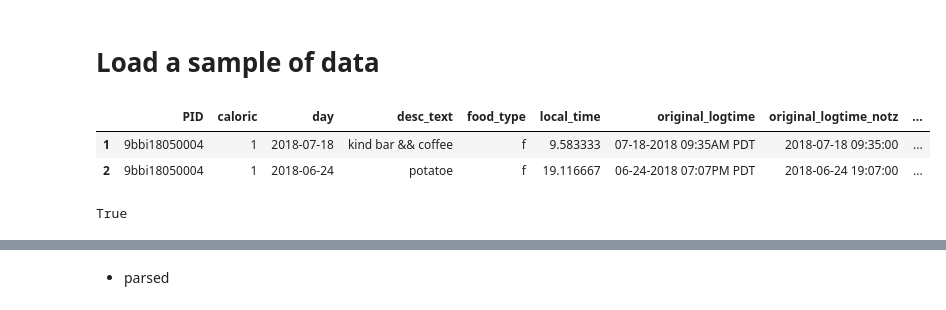
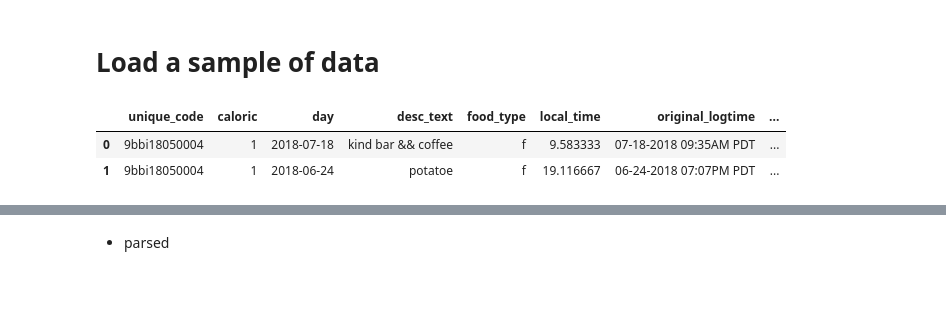
Before and after one commit to JoeyHou/food_parser, a Jupyter notebook: notebooks/2-search-parsed-items.ipynb, the cells around one changed output, grey strips where cells are left out. Cells and saved outputs as stored; diff of their text form; code cells hidden in the pictures.

Commit message:
added dataframe functions

```diff
--- a/notebooks/2-search-parsed-items.ipynb
+++ b/notebooks/2-search-parsed-items.ipynb
@@ -31,5 +28,5 @@ The autoreload extension is already loaded. To reload it, use:
 # drive.mount('/content/drive')
 file_dir = '../'
 
-data_dir = file_dir + 'data/'
-result_dir = file_dir + 'results/'
+data_dir = file_dir + 'test_data/'
+result_dir = data_dir + 'results/'
@@ -53,18 +75,11 @@ fp.parse_food('Espresso', return_sentence_tag = True)
 # %% [markdown]
 # Load a sample of data
 # %%
-ff_sample_pickle_file = open(data_dir + 'fire_fighter/FFFoodData_Unique_Time_All_Aug2020.pickle', 'rb')
-ff_sample = pickle.load(ff_sample_pickle_file).head(100000)
-ff_sample.head(2)
+firefighter_data_pickle_file = open(data_dir + 'raw/FFFoodData_Unique_Time_All_Aug2020.pickle', 'rb')
+firefighter_data = pickle.load(firefighter_data_pickle_file).reset_index(drop = True)
+firefighter_data = firefighter_data.rename(columns = {'PID': 'unique_code'})
+firefighter_data.head(2)
 # %% [output]
-|  | PID | caloric | day | desc_text | food_type | local_time | original_logtime | original_logtime_notz | ... |
-| 1 | 9bbi18050004 | 1 | 2018-07-18 | kind bar && coffee | f | 9.583333 | 07-18-2018 09:35AM PDT | 2018-07-18 09:35:00 | ... |
-| 2 | 9bbi18050004 | 1 | 2018-06-24 | potatoe | f | 19.116667 | 06-24-2018 07:07PM PDT | 2018-06-24 19:07:00 | ... |
+|  | unique_code | caloric | day | desc_text | food_type | local_time | original_logtime | ... |
+| 0 | 9bbi18050004 | 1 | 2018-07-18 | kind bar && coffee | f | 9.583333 | 07-18-2018 09:35AM PDT | ... |
+| 1 | 9bbi18050004 | 1 | 2018-06-24 | potatoe | f | 19.116667 | 06-24-2018 07:07PM PDT | ... |
-# %%
-fp = FoodParser()
-
-# fp.all_gram_set[0].add('yoghurt')
-
-'yoghurt' in fp.all_gram_set[0]
-# %% [output]
-True
```
Also changed, not shown: parts of 46 cells of this notebook, 3 other files.
